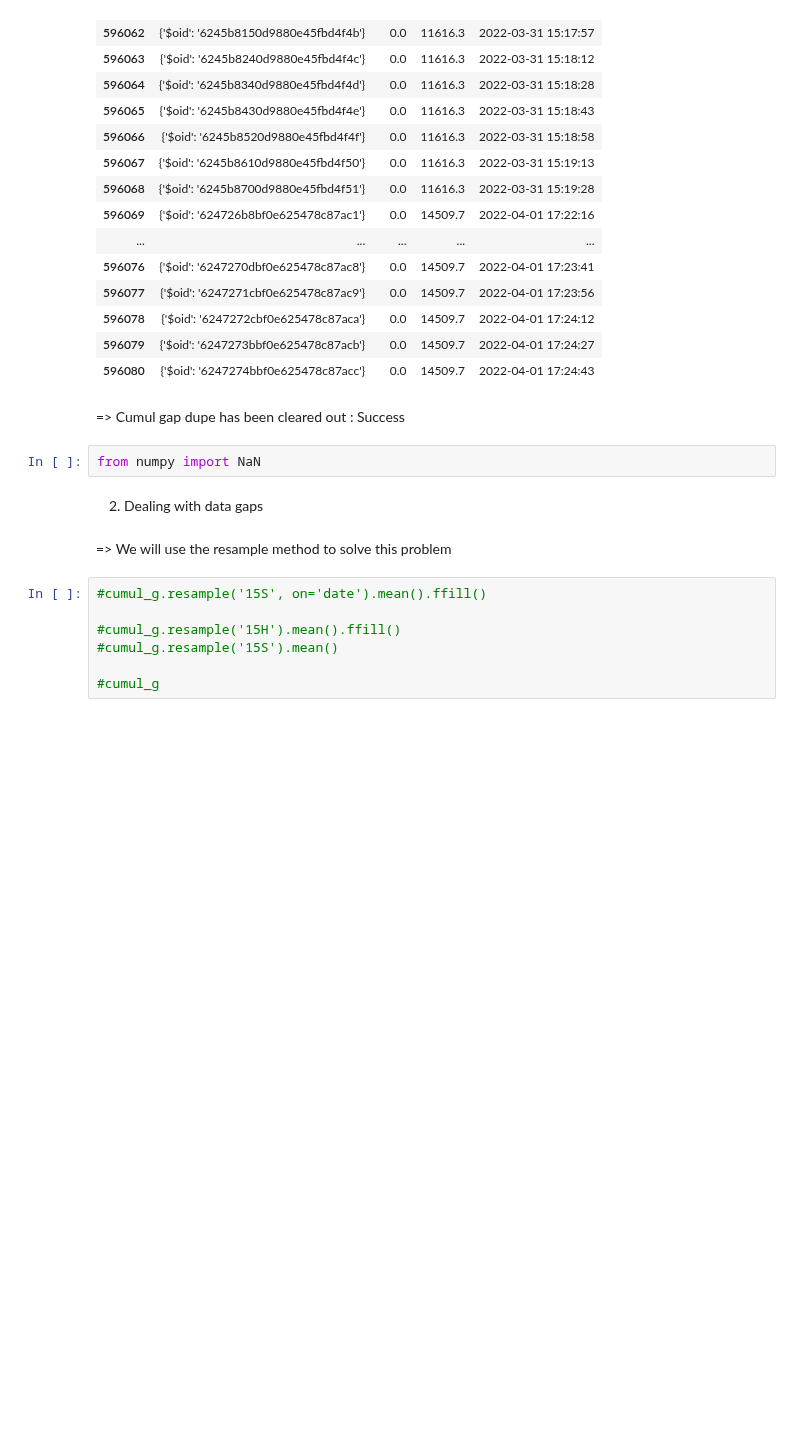
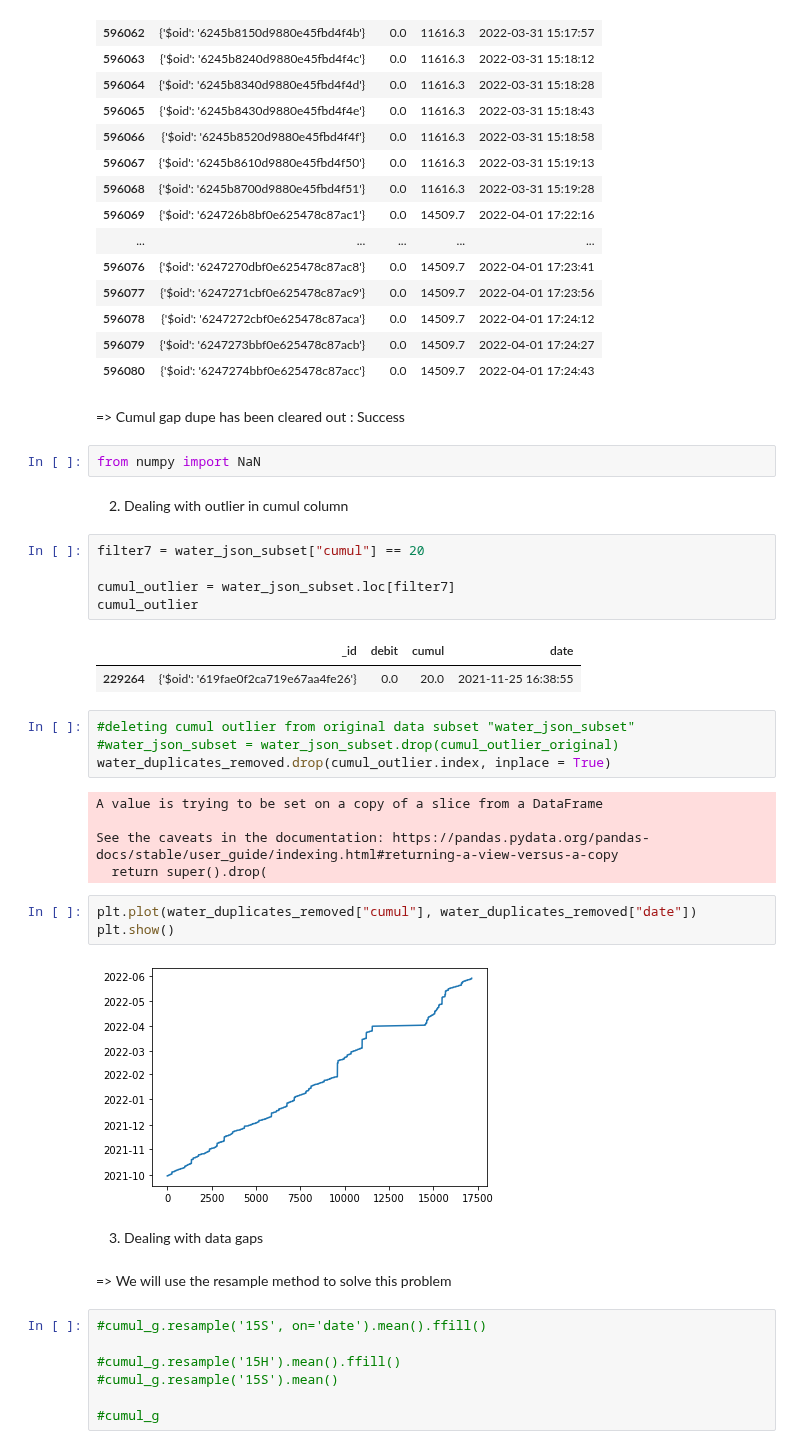
Before and after one commit to Cyrine-afk/Water-Consumption, a Jupyter notebook: Water DB.ipynb, the cells around one changed output. Cells and saved outputs as stored; diff of their text form; blank space fills up the shorter version.

Commit message:
Data Wrangling - Updates

```diff
--- a/Water DB.ipynb
+++ b/Water DB.ipynb
@@ -496,8 +496,32 @@ water_duplicates_removed.loc[596060:596080]
 => Cumul gap dupe has been cleared out : Success
 # %%
 from numpy import NaN
+# %% [markdown]
+2. Dealing with outlier in cumul column
+# %%
+filter7 = water_json_subset["cumul"] == 20
+
+cumul_outlier = water_json_subset.loc[filter7]
+cumul_outlier
+# %% [output]
+|  | _id | debit | cumul | date |
+| 229264 | {'$oid': '619fae0f2ca719e67aa4fe26'} | 0.0 | 20.0 | 2021-11-25 16:38:55 |
+# %%
+#deleting cumul outlier from original data subset "water_json_subset"
+#water_json_subset = water_json_subset.drop(cumul_outlier_original)
+water_duplicates_removed.drop(cumul_outlier.index, inplace = True)
+# %% [output]
+A value is trying to be set on a copy of a slice from a DataFrame
+
+See the caveats in the documentation: https://pandas.pydata.org/pandas-docs/stable/user_guide/indexing.html#returning-a-view-versus-a-copy
+  return super().drop(
+# %%
+plt.plot(water_duplicates_removed["cumul"], water_duplicates_removed["date"])
+plt.show()
+# %% [output]
+[figure, added]
 # %% [markdown]
-2. Dealing with data gaps
+3. Dealing with data gaps
 # %% [markdown]
 => We will use the resample method to solve this problem
 # %%
```
Also changed, not shown: parts of 15 cells of this notebook.
